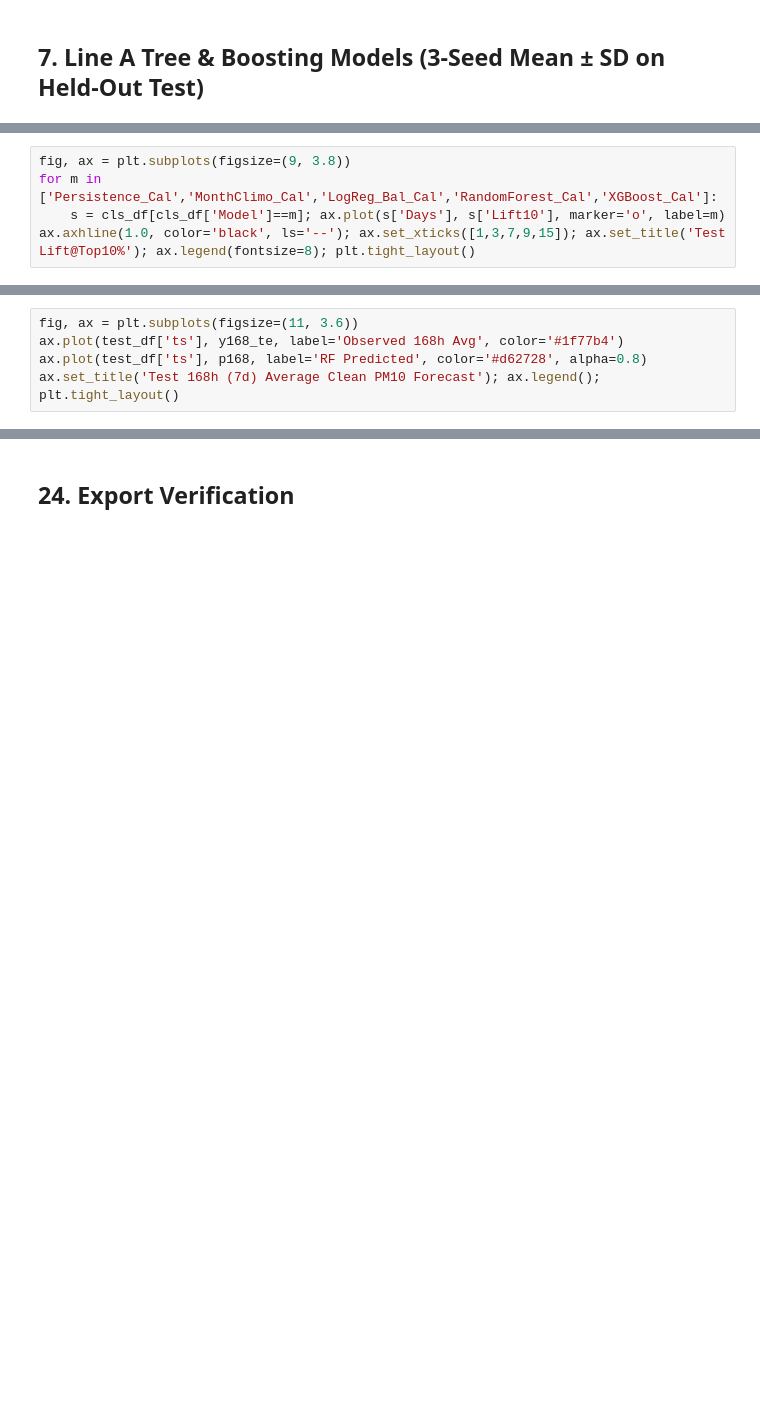
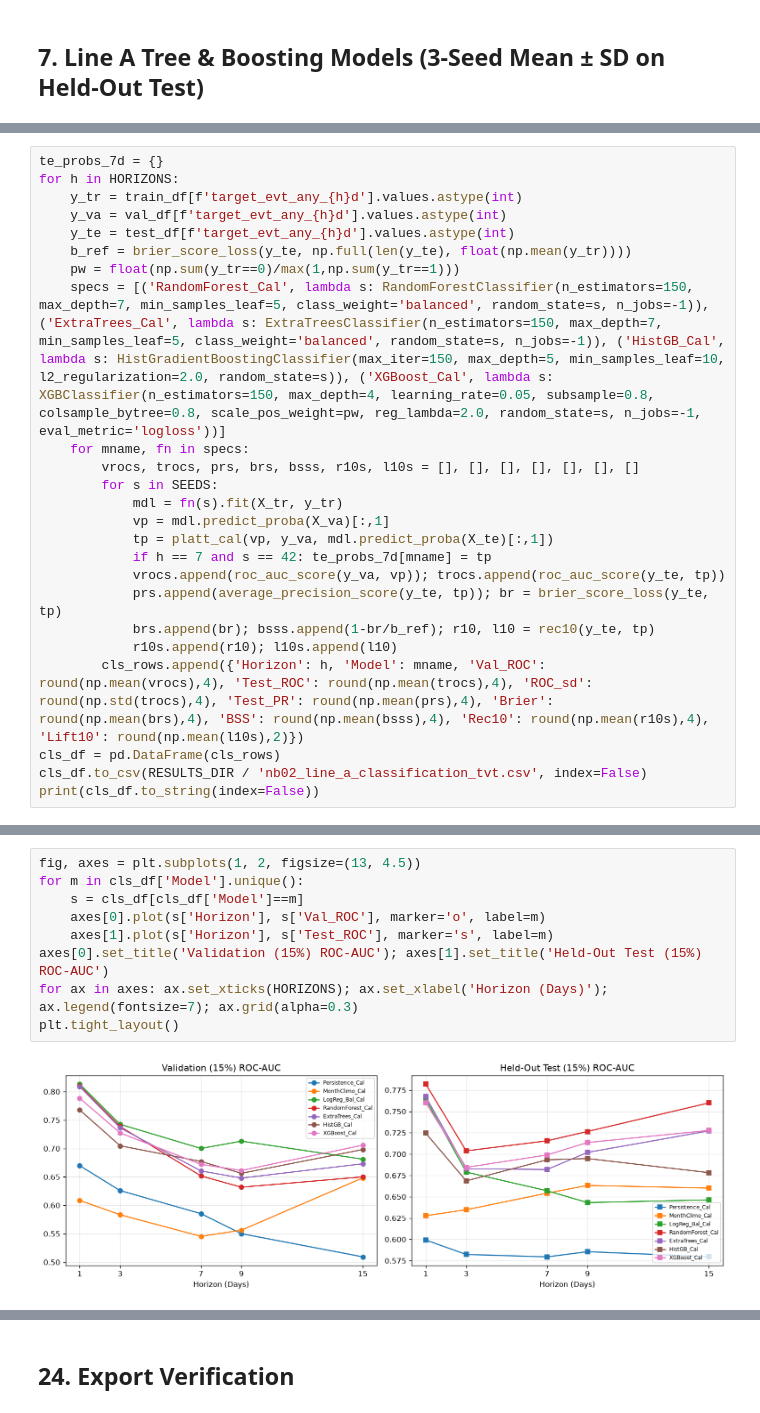
Before and after one commit to Abdelrahman1wael/sandstorm_forecasting, a Jupyter notebook: 04_Notebooks/02_line_a_tabular_and_meta_models_riyadh.ipynb, the cells around one changed output, grey strips where cells are left out. Cells and saved outputs as stored; diff of their text form; blank space fills up the shorter version.

```diff
--- a/04_Notebooks/02_line_a_tabular_and_meta_models_riyadh.ipynb
+++ b/04_Notebooks/02_line_a_tabular_and_meta_models_riyadh.ipynb
@@ -272,5 +125,0 @@ Train-only ET 168h ROC: 0.6884 | Train+Val ET: 0.6786
-# %%
-fig, ax = plt.subplots(figsize=(9, 3.8))
-for m in ['Persistence_Cal','MonthClimo_Cal','LogReg_Bal_Cal','RandomForest_Cal','XGBoost_Cal']:
-    s = cls_df[cls_df['Model']==m]; ax.plot(s['Days'], s['Lift10'], marker='o', label=m)
-ax.axhline(1.0, color='black', ls='--'); ax.set_xticks([1,3,7,9,15]); ax.set_title('Test Lift@Top10%'); ax.legend(fontsize=8); plt.tight_layout()
@@ -289,5 +125,0 @@ print(f'168h Residual Mean={res.mean():.2f}, Std={res.std():.2f}, P95_Abs={np.pe
-# %%
-fig, ax = plt.subplots(figsize=(11, 3.6))
-ax.plot(test_df['ts'], y168_te, label='Observed 168h Avg', color='#1f77b4')
-ax.plot(test_df['ts'], p168, label='RF Predicted', color='#d62728', alpha=0.8)
-ax.set_title('Test 168h (7d) Average Clean PM10 Forecast'); ax.legend(); plt.tight_layout()
@@ -347,0 +126,24 @@ Horizon_H
+# %%
+te_probs_7d = {}
+for h in HORIZONS:
+    y_tr = train_df[f'target_evt_any_{h}d'].values.astype(int)
+    y_va = val_df[f'target_evt_any_{h}d'].values.astype(int)
+    y_te = test_df[f'target_evt_any_{h}d'].values.astype(int)
+    b_ref = brier_score_loss(y_te, np.full(len(y_te), float(np.mean(y_tr))))
+    pw = float(np.sum(y_tr==0)/max(1,np.sum(y_tr==1)))
+    specs = [('RandomForest_Cal', lambda s: RandomForestClassifier(n_estimators=150, max_depth=7, min_samples_leaf=5, class_weight='balanced', random_state=s, n_jobs=-1)), ('ExtraTrees_Cal', lambda s: ExtraTreesClassifier(n_estimators=150, max_depth=7, min_samples_leaf=5, class_weight='balanced', random_state=s, n_jobs=-1)), ('HistGB_Cal', lambda s: HistGradientBoostingClassifier(max_iter=150, max_depth=5, min_samples_leaf=10, l2_regularization=2.0, random_state=s)), ('XGBoost_Cal', lambda s: XGBClassifier(n_estimators=150, max_depth=4, learning_rate=0.05, subsample=0.8, colsample_bytree=0.8, scale_pos_weight=pw, reg_lambda=2.0, random_state=s, n_jobs=-1, eval_metric='logloss'))]
+    for mname, fn in specs:
+        vrocs, trocs, prs, brs, bsss, r10s, l10s = [], [], [], [], [], [], []
+        for s in SEEDS:
+            mdl = fn(s).fit(X_tr, y_tr)
+            vp = mdl.predict_proba(X_va)[:,1]
+            tp = platt_cal(vp, y_va, mdl.predict_proba(X_te)[:,1])
+            if h == 7 and s == 42: te_probs_7d[mname] = tp
+            vrocs.append(roc_auc_score(y_va, vp)); trocs.append(roc_auc_score(y_te, tp))
+            prs.append(average_precision_score(y_te, tp)); br = brier_score_loss(y_te, tp)
+            brs.append(br); bsss.append(1-br/b_ref); r10, l10 = rec10(y_te, tp)
+            r10s.append(r10); l10s.append(l10)
+        cls_rows.append({'Horizon': h, 'Model': mname, 'Val_ROC': round(np.mean(vrocs),4), 'Test_ROC': round(np.mean(trocs),4), 'ROC_sd': round(np.std(trocs),4), 'Test_PR': round(np.mean(prs),4), 'Brier': round(np.mean(brs),4), 'BSS': round(np.mean(bsss),4), 'Rec10': round(np.mean(r10s),4), 'Lift10': round(np.mean(l10s),2)})
+cls_df = pd.DataFrame(cls_rows)
+cls_df.to_csv(RESULTS_DIR / 'nb02_line_a_classification_tvt.csv', index=False)
+print(cls_df.to_string(index=False))
@@ -347,0 +170,11 @@ Horizon_H
+# %%
+fig, axes = plt.subplots(1, 2, figsize=(13, 4.5))
+for m in cls_df['Model'].unique():
+    s = cls_df[cls_df['Model']==m]
+    axes[0].plot(s['Horizon'], s['Val_ROC'], marker='o', label=m)
+    axes[1].plot(s['Horizon'], s['Test_ROC'], marker='s', label=m)
+axes[0].set_title('Validation (15%) ROC-AUC'); axes[1].set_title('Held-Out Test (15%) ROC-AUC')
+for ax in axes: ax.set_xticks(HORIZONS); ax.set_xlabel('Horizon (Days)'); ax.legend(fontsize=7); ax.grid(alpha=0.3)
+plt.tight_layout()
+# %% [output]
+[figure, added]
```
Also changed, not shown: parts of 81 cells of this notebook, 3 other files.
